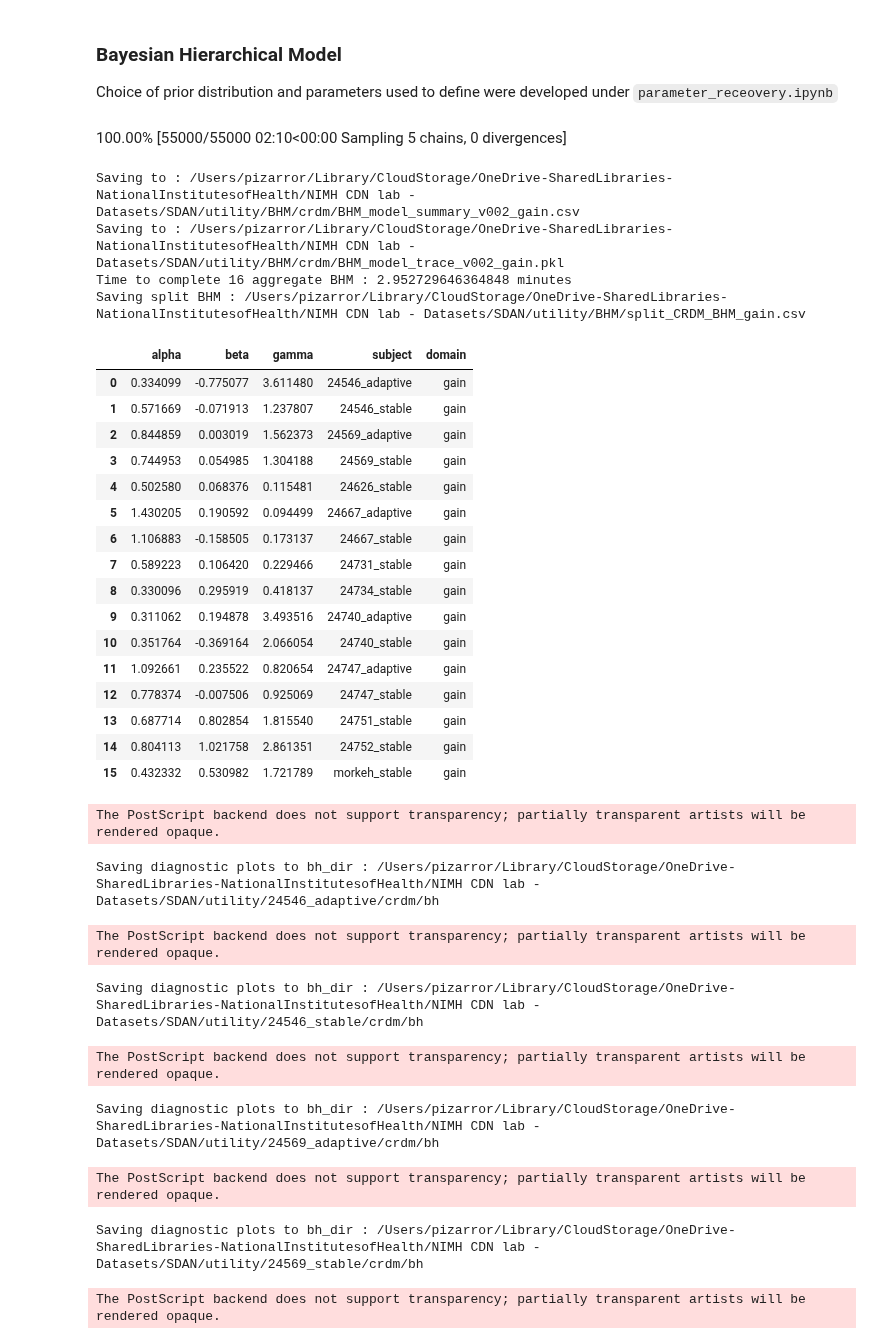
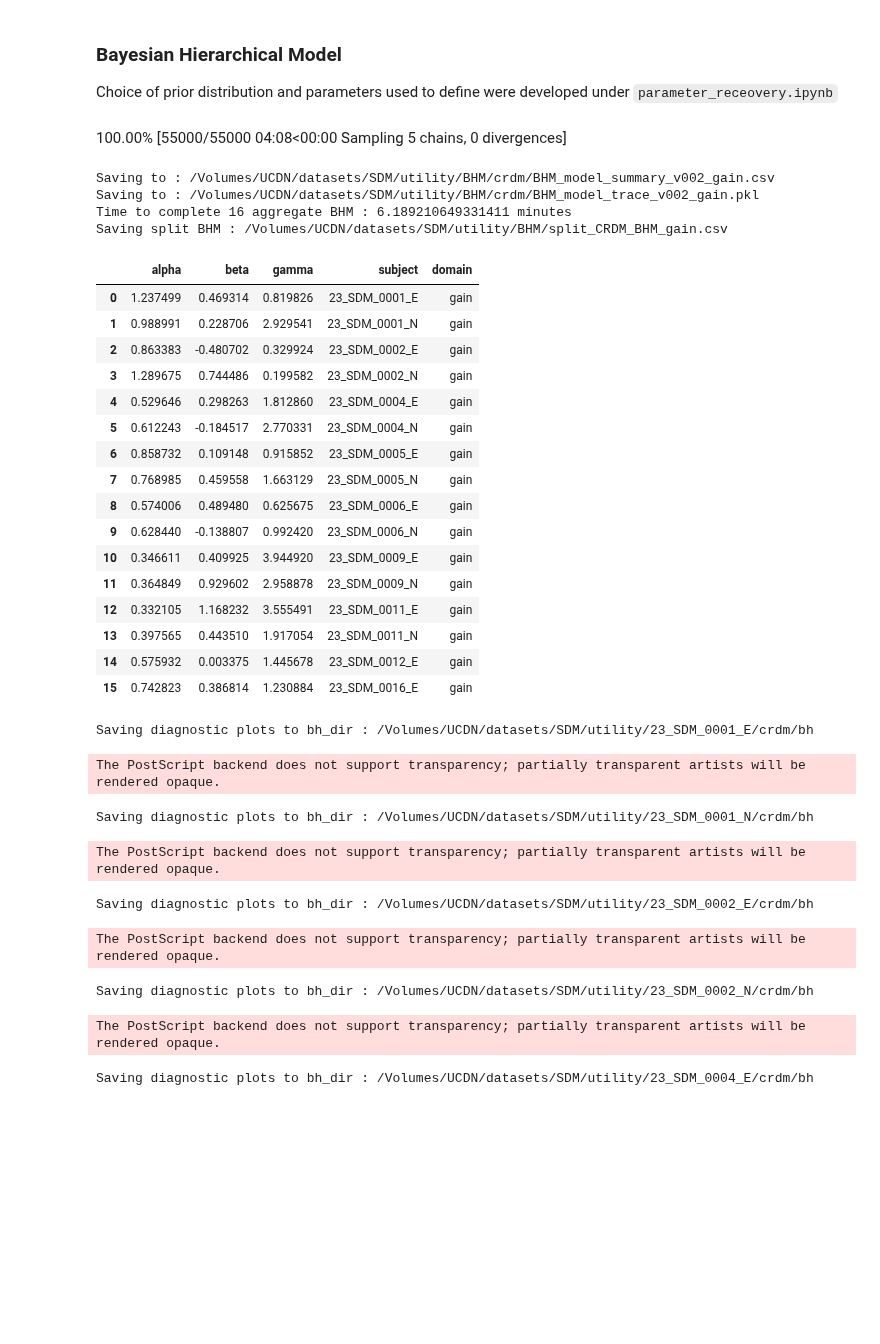
Before and after one commit to CDN-Lab/BH_model, a Jupyter notebook: crdm/hierarchical_model.ipynb, the cells around one changed output. Saved outputs shown, nothing was run; the diff lists cells and outputs as text; code cells hidden in the pictures; blank space fills up the shorter version.

```diff
--- a/crdm/hierarchical_model.ipynb
+++ b/crdm/hierarchical_model.ipynb
@@ -239,56 +239,56 @@ def extract_mean(save_dir='',var_names=['alpha','beta','gamma'],subjects=[],expe
 # %%
 # Set the paths needed to find the data and load
 
 # The user of the script can edit root_dir and dataset variables to get it to work for their dataset.
 # This script will work given the data is stored in the appropriate BIDS format in the split directory
-root_dir = '/Users/pizarror/Library/CloudStorage/OneDrive-SharedLibraries-NationalInstitutesofHealth/NIMH CDN lab - Datasets'
-# root_dir = '/Volumes/UCDN/datasets/'
-dataset = 'SDAN'
+# root_dir = '/Users/pizarror/Library/CloudStorage/OneDrive-SharedLibraries-NationalInstitutesofHealth/NIMH CDN lab - Datasets'
+root_dir = '/Volumes/UCDN/datasets/'
+dataset = 'SDM'
 
 # log the BHM experiment version, in case we cahnge it in the future
 experiment='v002'
 
 for domain in ['gain','loss','combined']:
     utility_dir,save_dir,data = dirs_and_data(root_dir=root_dir,dataset=dataset,domain=domain)
     if data.empty:
         # catch for when CRDM data by domain is not present
         continue
     trace_prior,subjects,subj_id = run_BHM(save_dir,experiment,domain,data)
     df_bhm = extract_mean(save_dir=save_dir,var_names=['alpha','beta','gamma'],
                           subjects=subjects,experiment=experiment,domain=domain)
     for s in set(subj_id):
         coords={'alpha_dim_0': [s],'beta_dim_0': [s],'gamma_dim_0':[s]}
         diganostic_plots(trace_prior,experiment=experiment,utility_dir=utility_dir,subject=subjects[s],
                          coords=coords,var_names=['alpha','beta','gamma'],figsize=(10,10))
 # %% [output]
-100.00% [55000/55000 02:10<00:00 Sampling 5 chains, 0 divergences]
+100.00% [55000/55000 04:08<00:00 Sampling 5 chains, 0 divergences]
-Saving to : /Users/pizarror/Library/CloudStorage/OneDrive-SharedLibraries-NationalInstitutesofHealth/NIMH CDN lab - Datasets/SDAN/utility/BHM/crdm/BHM_model_summary_v002_gain.csv
-Saving to : /Users/pizarror/Library/CloudStorage/OneDrive-SharedLibraries-NationalInstitutesofHealth/NIMH CDN lab - Datasets/SDAN/utility/BHM/crdm/BHM_model_trace_v002_gain.pkl
-Time to complete 16 aggregate BHM : 2.952729646364848 minutes
-Saving split BHM : /Users/pizarror/Library/CloudStorage/OneDrive-SharedLibraries-NationalInstitutesofHealth/NIMH CDN lab - Datasets/SDAN/utility/BHM/split_CRDM_BHM_gain.csv
+Saving to : /Volumes/UCDN/datasets/SDM/utility/BHM/crdm/BHM_model_summary_v002_gain.csv
+Saving to : /Volumes/UCDN/datasets/SDM/utility/BHM/crdm/BHM_model_trace_v002_gain.pkl
+Time to complete 16 aggregate BHM : 6.189210649331411 minutes
+Saving split BHM : /Volumes/UCDN/datasets/SDM/utility/BHM/split_CRDM_BHM_gain.csv
 |  | alpha | beta | gamma | subject | domain |
-| 0 | 0.334099 | -0.775077 | 3.611480 | 24546_adaptive | gain |
-| 1 | 0.571669 | -0.071913 | 1.237807 | 24546_stable | gain |
-| 2 | 0.844859 | 0.003019 | 1.562373 | 24569_adaptive | gain |
-| 3 | 0.744953 | 0.054985 | 1.304188 | 24569_stable | gain |
-| 4 | 0.502580 | 0.068376 | 0.115481 | 24626_stable | gain |
-| 5 | 1.430205 | 0.190592 | 0.094499 | 24667_adaptive | gain |
-| 6 | 1.106883 | -0.158505 | 0.173137 | 24667_stable | gain |
-| 7 | 0.589223 | 0.106420 | 0.229466 | 24731_stable | gain |
-| 8 | 0.330096 | 0.295919 | 0.418137 | 24734_stable | gain |
-| 9 | 0.311062 | 0.194878 | 3.493516 | 24740_adaptive | gain |
-| 10 | 0.351764 | -0.369164 | 2.066054 | 24740_stable | gain |
-| 11 | 1.092661 | 0.235522 | 0.820654 | 24747_adaptive | gain |
-| 12 | 0.778374 | -0.007506 | 0.925069 | 24747_stable | gain |
-| 13 | 0.687714 | 0.802854 | 1.815540 | 24751_stable | gain |
-| 14 | 0.804113 | 1.021758 | 2.861351 | 24752_stable | gain |
-| 15 | 0.432332 | 0.530982 | 1.721789 | morkeh_stable | gain |
+| 0 | 1.237499 | 0.469314 | 0.819826 | 23_SDM_0001_E | gain |
+| 1 | 0.988991 | 0.228706 | 2.929541 | 23_SDM_0001_N | gain |
+| 2 | 0.863383 | -0.480702 | 0.329924 | 23_SDM_0002_E | gain |
+| 3 | 1.289675 | 0.744486 | 0.199582 | 23_SDM_0002_N | gain |
+| 4 | 0.529646 | 0.298263 | 1.812860 | 23_SDM_0004_E | gain |
+| 5 | 0.612243 | -0.184517 | 2.770331 | 23_SDM_0004_N | gain |
+| 6 | 0.858732 | 0.109148 | 0.915852 | 23_SDM_0005_E | gain |
+| 7 | 0.768985 | 0.459558 | 1.663129 | 23_SDM_0005_N | gain |
+| 8 | 0.574006 | 0.489480 | 0.625675 | 23_SDM_0006_E | gain |
+| 9 | 0.628440 | -0.138807 | 0.992420 | 23_SDM_0006_N | gain |
+| 10 | 0.346611 | 0.409925 | 3.944920 | 23_SDM_0009_E | gain |
+| 11 | 0.364849 | 0.929602 | 2.958878 | 23_SDM_0009_N | gain |
+| 12 | 0.332105 | 1.168232 | 3.555491 | 23_SDM_0011_E | gain |
+| 13 | 0.397565 | 0.443510 | 1.917054 | 23_SDM_0011_N | gain |
+| 14 | 0.575932 | 0.003375 | 1.445678 | 23_SDM_0012_E | gain |
+| 15 | 0.742823 | 0.386814 | 1.230884 | 23_SDM_0016_E | gain |
-The PostScript backend does not support transparency; partially transparent artists will be rendered opaque.
+Saving diagnostic plots to bh_dir : /Volumes/UCDN/datasets/SDM/utility/23_SDM_0001_E/crdm/bh
-Saving diagnostic plots to bh_dir : /Users/pizarror/Library/CloudStorage/OneDrive-SharedLibraries-NationalInstitutesofHealth/NIMH CDN lab - Datasets/SDAN/utility/24546_adaptive/crdm/bh
+The PostScript backend does not support transparency; partially transparent artists will be rendered opaque.
-The PostScript backend does not support transparency; partially transparent artists will be rendered opaque.
+Saving diagnostic plots to bh_dir : /Volumes/UCDN/datasets/SDM/utility/23_SDM_0001_N/crdm/bh
-Saving diagnostic plots to bh_dir : /Users/pizarror/Library/CloudStorage/OneDrive-SharedLibraries-NationalInstitutesofHealth/NIMH CDN lab - Datasets/SDAN/utility/24546_stable/crdm/bh
+The PostScript backend does not support transparency; partially transparent artists will be rendered opaque.
-The PostScript backend does not support transparency; partially transparent artists will be rendered opaque.
+Saving diagnostic plots to bh_dir : /Volumes/UCDN/datasets/SDM/utility/23_SDM_0002_E/crdm/bh
-Saving diagnostic plots to bh_dir : /Users/pizarror/Library/CloudStorage/OneDrive-SharedLibraries-NationalInstitutesofHealth/NIMH CDN lab - Datasets/SDAN/utility/24569_adaptive/crdm/bh
+The PostScript backend does not support transparency; partially transparent artists will be rendered opaque.
-The PostScript backend does not support transparency; partially transparent artists will be rendered opaque.
+Saving diagnostic plots to bh_dir : /Volumes/UCDN/datasets/SDM/utility/23_SDM_0002_N/crdm/bh
-Saving diagnostic plots to bh_dir : /Users/pizarror/Library/CloudStorage/OneDrive-SharedLibraries-NationalInstitutesofHealth/NIMH CDN lab - Datasets/SDAN/utility/24569_stable/crdm/bh
+The PostScript backend does not support transparency; partially transparent artists will be rendered opaque.
-The PostScript backend does not support transparency; partially transparent artists will be rendered opaque.
+Saving diagnostic plots to bh_dir : /Volumes/UCDN/datasets/SDM/utility/23_SDM_0004_E/crdm/bh
```
Also changed, not shown: parts of 1 cell of this notebook.
